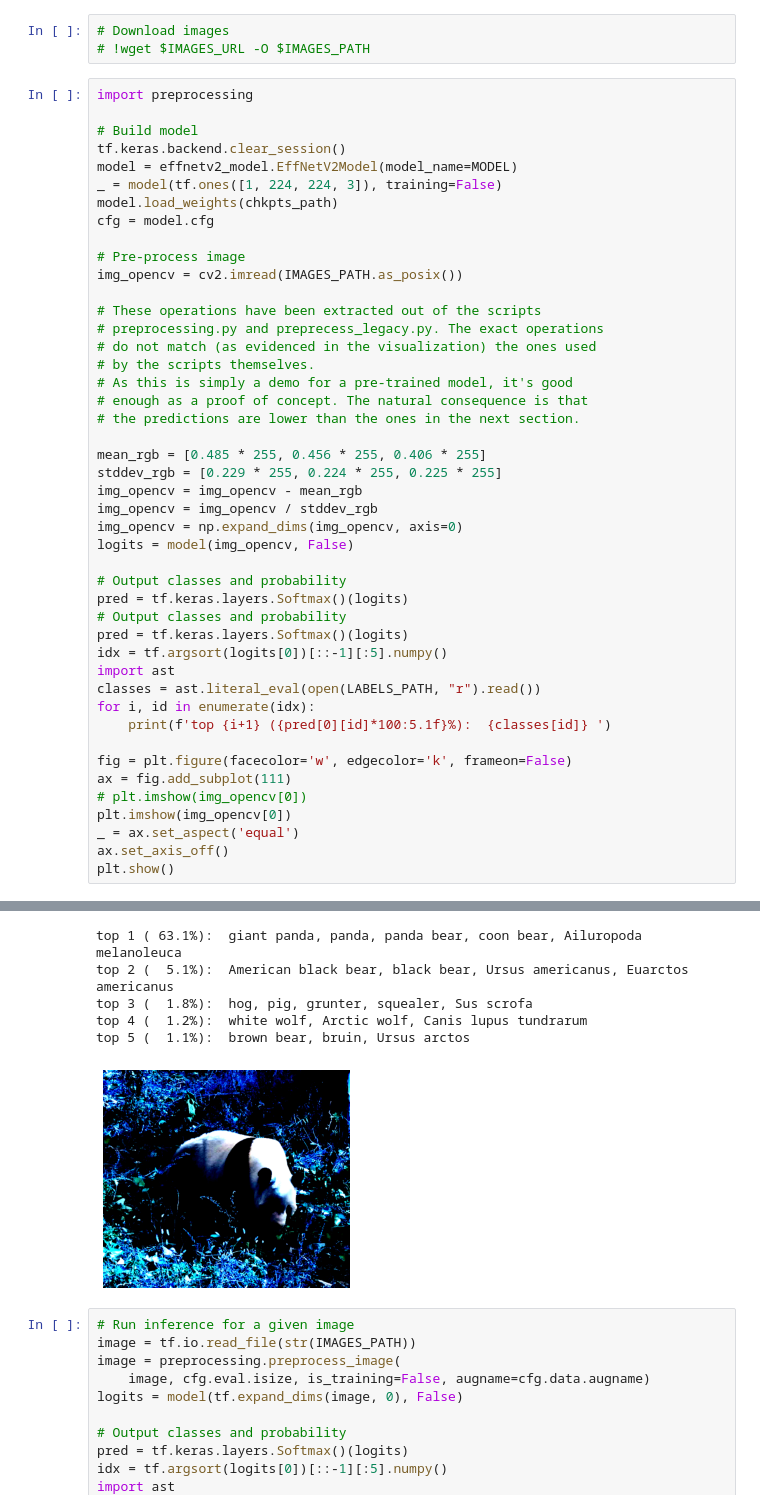
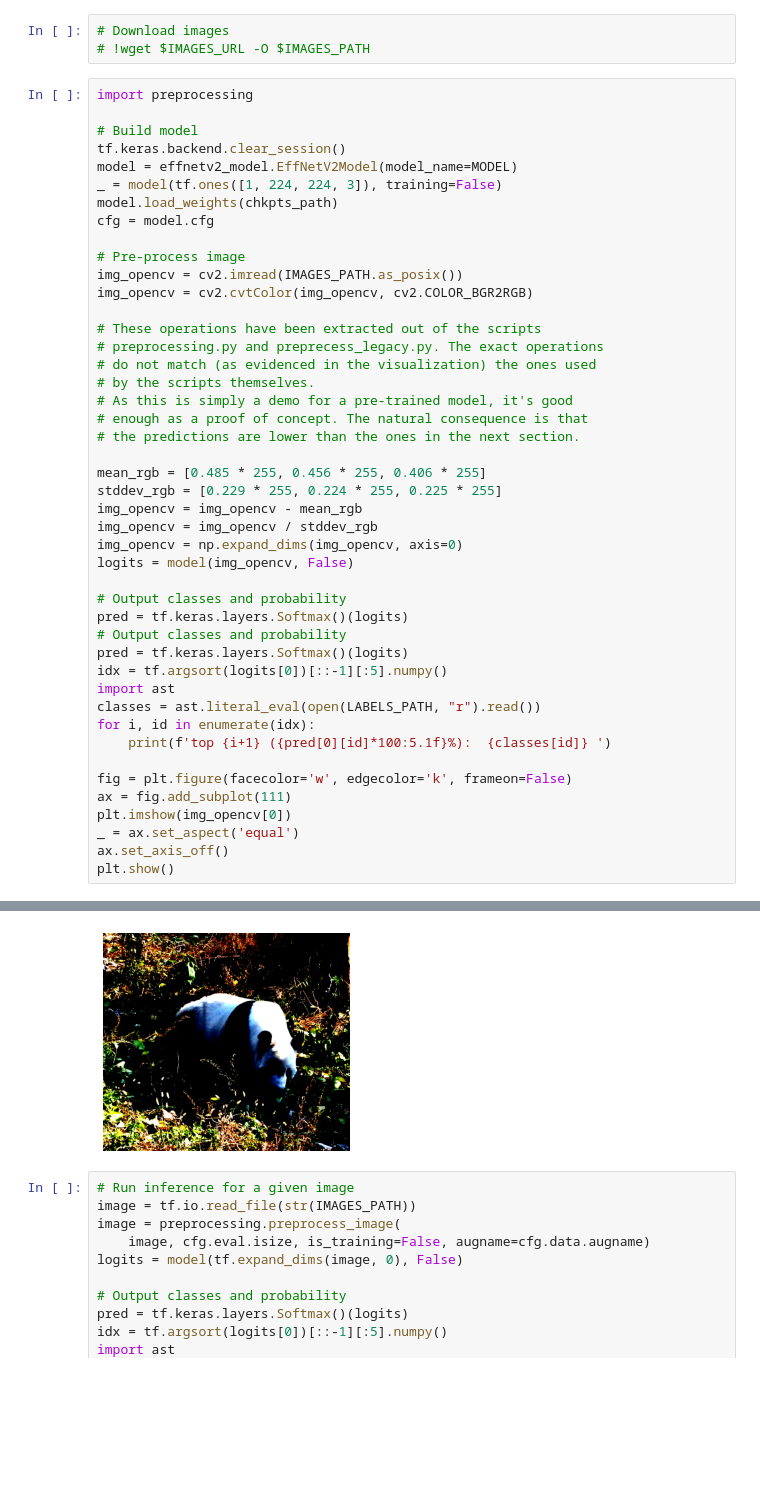
Before and after one commit to datasith/ds-experiments-efficientnetv2, a Jupyter notebook: demo_opencv_img.ipynb, the cells around one changed output, grey strips where cells are left out. Cells and saved outputs as stored; diff of their text form; blank space fills up the shorter version.

```diff
--- a/demo_opencv_img.ipynb
+++ b/demo_opencv_img.ipynb
@@ -56,6 +56,7 @@ cfg = model.cfg
 
 # Pre-process image
 img_opencv = cv2.imread(IMAGES_PATH.as_posix())
+img_opencv = cv2.cvtColor(img_opencv, cv2.COLOR_BGR2RGB)
 
 # These operations have been extracted out of the scripts
 # preprocessing.py and preprecess_legacy.py. The exact operations
@@ -84,7 +85,6 @@ for i, id in enumerate(idx):
 
 fig = plt.figure(facecolor='w', edgecolor='k', frameon=False)
 ax = fig.add_subplot(111)
-# plt.imshow(img_opencv[0])
 plt.imshow(img_opencv[0])
 _ = ax.set_aspect('equal')
 ax.set_axis_off()
@@ -102,9 +99,4 @@ WARNING:matplotlib.image:Clipping input data to the valid range for imshow with
-top 1 ( 63.1%):  giant panda, panda, panda bear, coon bear, Ailuropoda melanoleuca
-top 2 (  5.1%):  American black bear, black bear, Ursus americanus, Euarctos americanus
-top 3 (  1.8%):  hog, pig, grunter, squealer, Sus scrofa
-top 4 (  1.2%):  white wolf, Arctic wolf, Canis lupus tundrarum
-top 5 (  1.1%):  brown bear, bruin, Ursus arctos
-[figure, old version]
+[figure, new version]
 # %%
 # Run inference for a given image
 image = tf.io.read_file(str(IMAGES_PATH))
```
Also changed, not shown: parts of 1 cell of this notebook.
